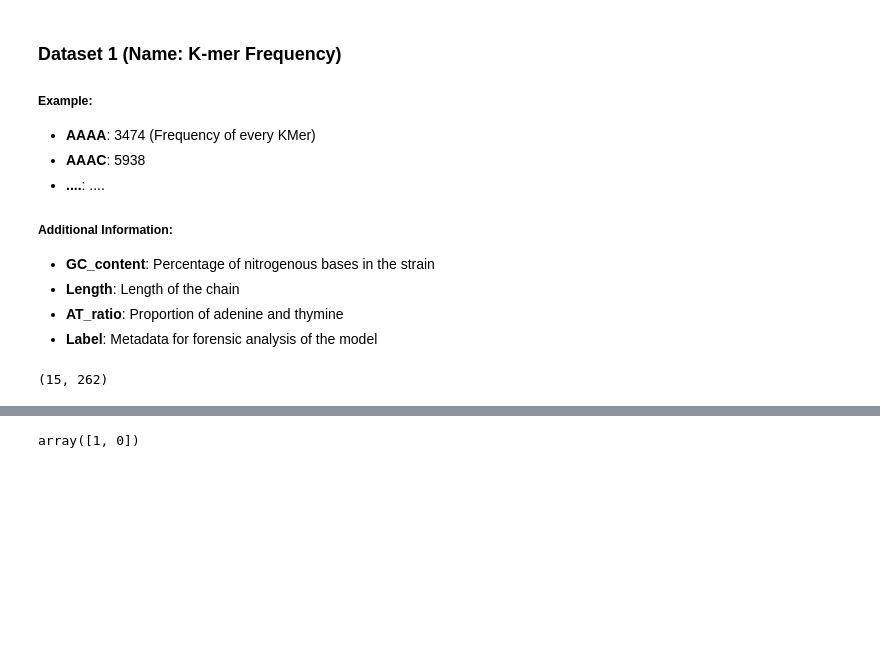
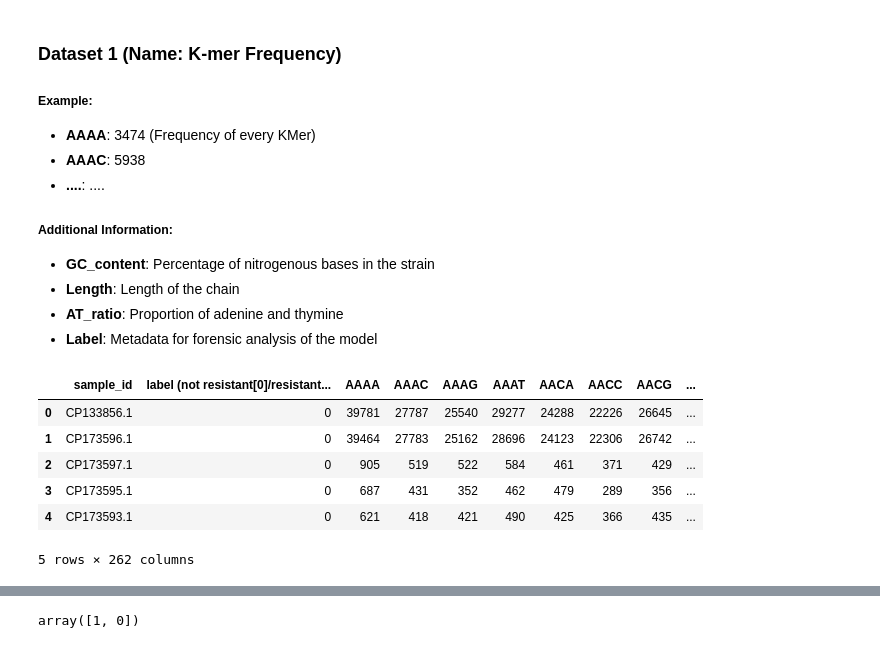
Before and after one commit to vmlcode/AMR-VSA25, a Jupyter notebook: notebooks/preprocessing_pipelines.ipynb, the cells around one changed output, grey strips where cells are left out. Cells and saved outputs as stored; diff of their text form; code cells hidden in the pictures; blank space fills up the shorter version.

```diff
--- a/notebooks/preprocessing_pipelines.ipynb
+++ b/notebooks/preprocessing_pipelines.ipynb
@@ -134,8 +134,15 @@ df1=create_amr_fasta_kmer_dataset()
 df1.to_csv('../Examples/amr_fasta_dataset_with_kmers.csv', index=False)
 # %%
 df1.shape
+df1.head()
 # %% [output]
+|  | sample_id | label (not resistant[0]/resistant... | AAAA | AAAC | AAAG | AAAT | AACA | AACC | AACG | ... |
+| 0 | CP133856.1 | 0 | 39781 | 27787 | 25540 | 29277 | 24288 | 22226 | 26645 | ... |
+| 1 | CP173596.1 | 0 | 39464 | 27783 | 25162 | 28696 | 24123 | 22306 | 26742 | ... |
+| 2 | CP173597.1 | 0 | 905 | 519 | 522 | 584 | 461 | 371 | 429 | ... |
+| 3 | CP173595.1 | 0 | 687 | 431 | 352 | 462 | 479 | 289 | 356 | ... |
+| 4 | CP173593.1 | 0 | 621 | 418 | 421 | 490 | 425 | 366 | 435 | ... |
-(15, 262)
+5 rows × 262 columns
 # %% [markdown]
 ### Dataset 2 (Name: FCGR IMAGE 2D Matrix)
 ##### Example:
```
Also changed, not shown: parts of 1 cell of this notebook, 6 other files.
